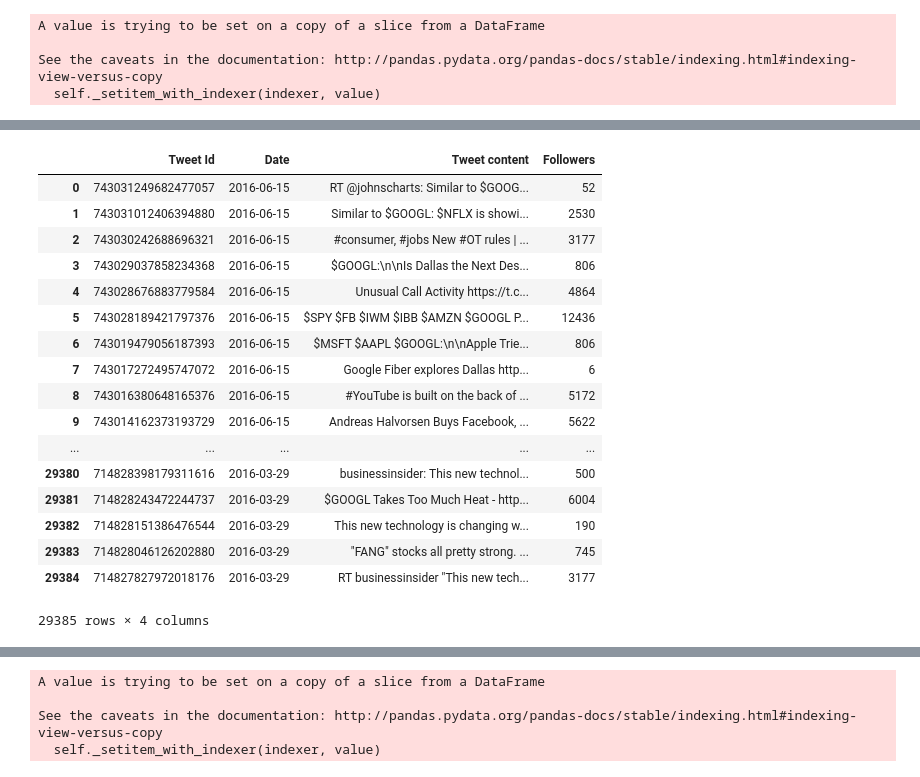
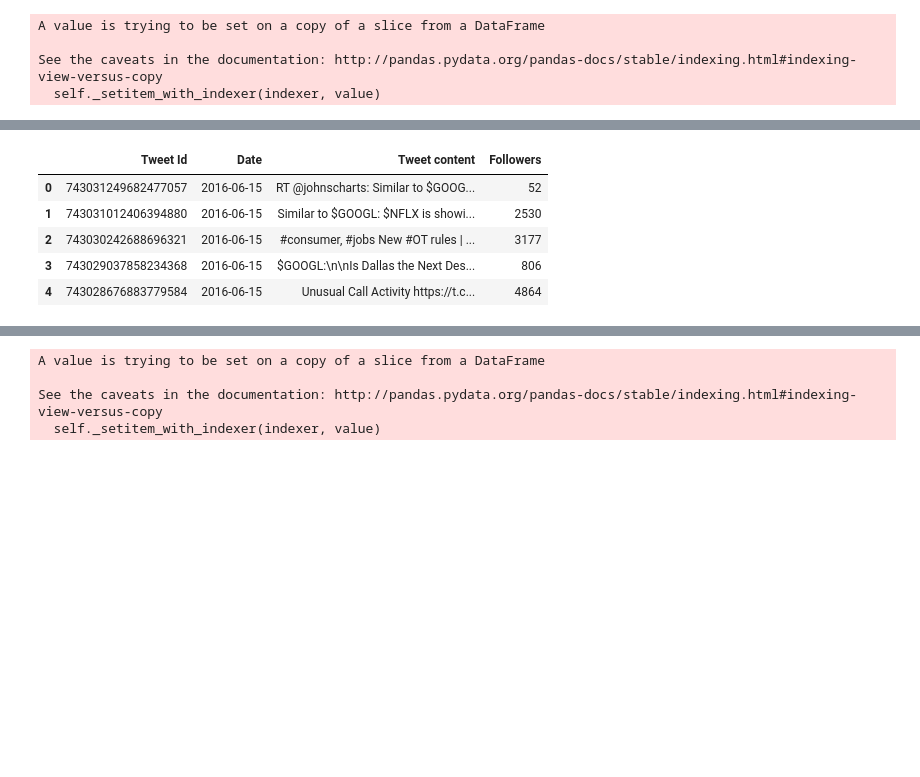
Before and after one commit to an2875/Tools-for-analytics-project, a Jupyter notebook: Project code-data tables and preprocessing.ipynb, the cells around one changed output, grey strips where cells are left out. Cells and saved outputs as stored; diff of their text form; code cells hidden in the pictures; blank space fills up the shorter version.

```diff
--- a/Project code-data tables and preprocessing.ipynb
+++ b/Project code-data tables and preprocessing.ipynb
@@ -259,26 +261,14 @@ df2=df2.drop(['Hour', 'User Name', 'Nickname', 'Bio', 'Favs', 'RTs', 'Latitude',
        'Is a RT', 'Original Tweet User Name', 'User Mentions', 'Hashtags',
        'Symbols', 'Media', 'URLs'], axis=1)
 # %%
-df2
+df2.head()
 # %% [output]
 |  | Tweet Id | Date | Tweet content | Followers |
 | 0 | 743031249682477057 | 2016-06-15 | RT @johnscharts: Similar to $GOOG... | 52 |
 | 1 | 743031012406394880 | 2016-06-15 | Similar to $GOOGL: $NFLX is showi... | 2530 |
 | 2 | 743030242688696321 | 2016-06-15 | #consumer, #jobs New #OT rules | ... | 3177 |
 | 3 | 743029037858234368 | 2016-06-15 | $GOOGL:\n\nIs Dallas the Next Des... | 806 |
 | 4 | 743028676883779584 | 2016-06-15 | Unusual Call Activity https://t.c... | 4864 |
-| 5 | 743028189421797376 | 2016-06-15 | $SPY $FB $IWM $IBB $AMZN $GOOGL P... | 12436 |
-| 6 | 743019479056187393 | 2016-06-15 | $MSFT $AAPL $GOOGL:\n\nApple Trie... | 806 |
-| 7 | 743017272495747072 | 2016-06-15 | Google Fiber explores Dallas http... | 6 |
-| 8 | 743016380648165376 | 2016-06-15 | #YouTube is built on the back of ... | 5172 |
-| 9 | 743014162373193729 | 2016-06-15 | Andreas Halvorsen Buys Facebook, ... | 5622 |
-| ... | ... | ... | ... | ... |
-| 29380 | 714828398179311616 | 2016-03-29 | businessinsider: This new technol... | 500 |
-| 29381 | 714828243472244737 | 2016-03-29 | $GOOGL Takes Too Much Heat - http... | 6004 |
-| 29382 | 714828151386476544 | 2016-03-29 | This new technology is changing w... | 190 |
-| 29383 | 714828046126202880 | 2016-03-29 | "FANG" stocks all pretty strong. ... | 745 |
-| 29384 | 714827827972018176 | 2016-03-29 | RT businessinsider "This new tech... | 3177 |
-29385 rows × 4 columns
 # %%
 datadict={}
 followerdict={}
```
Also changed, not shown: parts of 13 cells of this notebook, 4 other files.
